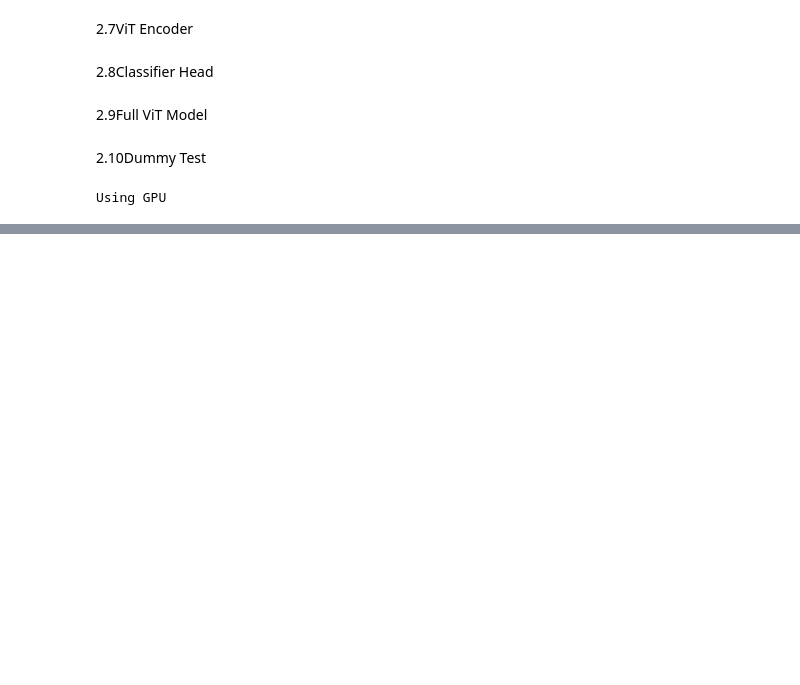
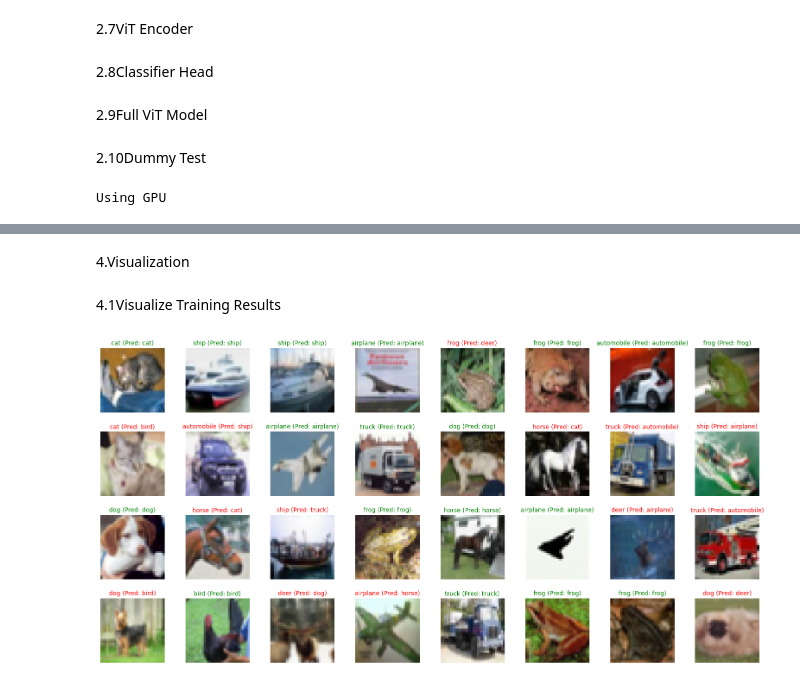
Before and after one commit to tb6147877/Transformer-Zoo, a Jupyter notebook: ViT/ViT.ipynb, the cells around one changed output, grey strips where cells are left out. Drawn from its saved outputs; the diff is of its cells as text; code cells hidden in the pictures; blank space fills up the shorter version.

```diff
--- a/ViT/ViT.ipynb
+++ b/ViT/ViT.ipynb
@@ -287,0 +463,42 @@ Using GPU
+# %% [markdown]
+4.Visualization
+# %% [markdown]
+4.1Visualize Training Results
+# %%
+N_ROWS = 4
+N_COLS = 8
+N_IMGS = N_ROWS * N_COLS
+test_dataset = torchvision.datasets.CIFAR10(
+    root=train_config.data_dir,
+    download=True,
+    train=False,
+)
+IDX_TO_CLASS = {v: k for k, v in test_dataset.class_to_idx.items()}
+
+org_imgs, true_labels = test_dataset.data[:N_IMGS], test_dataset.targets[:N_IMGS]
+transformed_imgs = torch.stack([data_transform(Image.fromarray(img)) for img in org_imgs])
+pred_labels = model(tensor_to_device(transformed_imgs, device=train_config.device)).argmax(dim=1).cpu()
+
+
+fig, axes = plt.subplots(N_ROWS, N_COLS, figsize=(N_COLS * 2, N_ROWS * 2))
+for i in range(N_ROWS):
+    for j in range(N_COLS):
+        idx = i * N_COLS + j
+        axes[i, j].imshow(org_imgs[idx])
+        axes[i, j].axis("off")
+        if true_labels[idx] == pred_labels[idx].item():
+            axes[i, j].set_title(
+                f"{IDX_TO_CLASS[true_labels[idx]]} (Pred: {IDX_TO_CLASS[pred_labels[idx].item()]})",
+                fontsize=10,
+                color="green",
+            )
+        else:
+            axes[i, j].set_title(
+                f"{IDX_TO_CLASS[true_labels[idx]]} (Pred: {IDX_TO_CLASS[pred_labels[idx].item()]})",
+                fontsize=10,
+                color="red",
+            )
+plt.tight_layout()
+plt.show()
+# %% [output]
+[figure, added]
```
Also changed, not shown: parts of 12 cells of this notebook, 1 other file.
